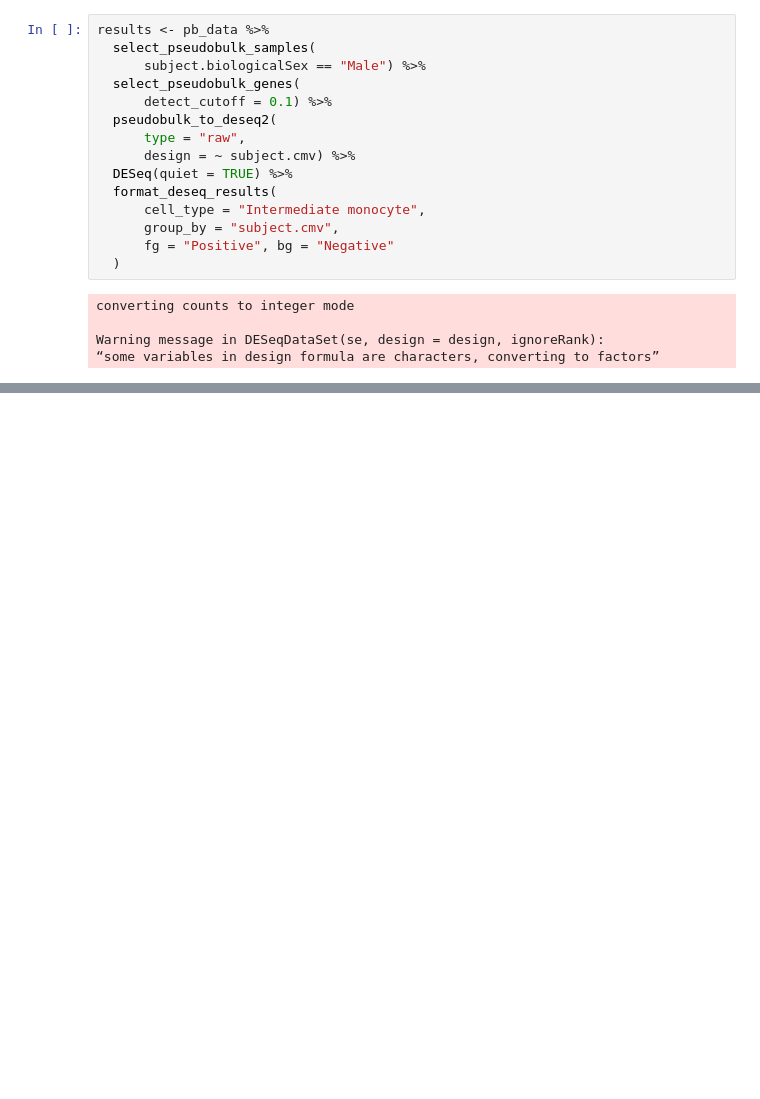
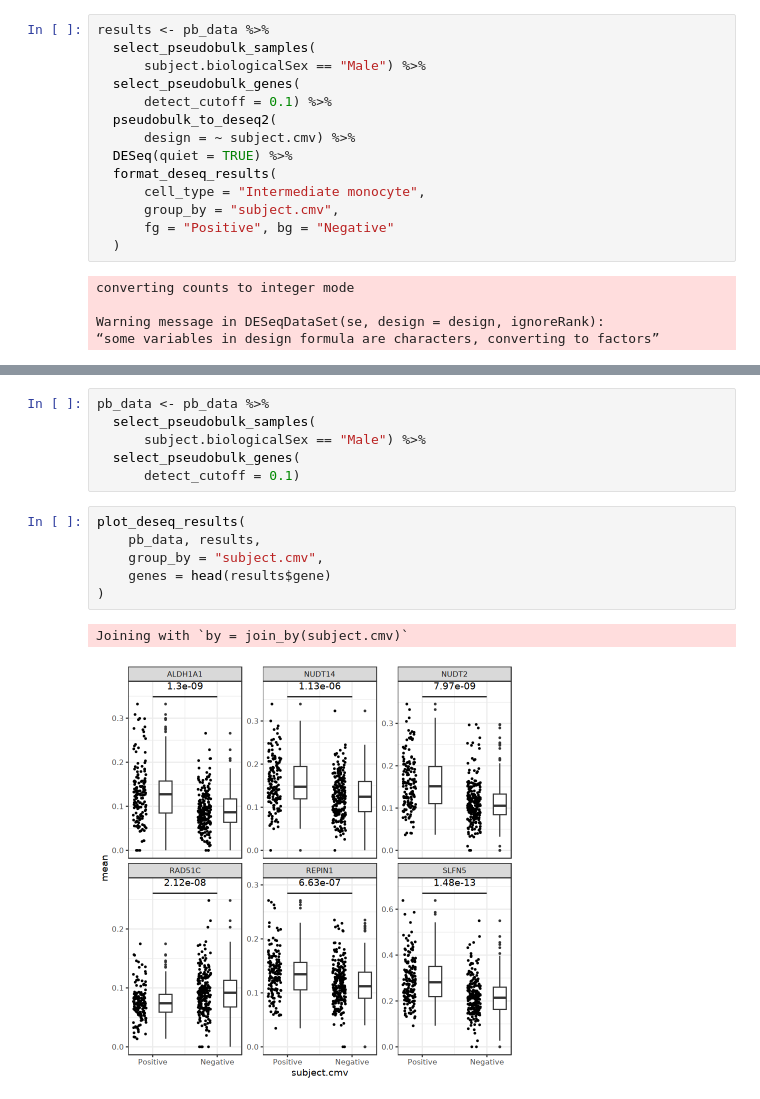
Before and after one commit to aifimmunology/sound-life-scrna-analysis, a Jupyter notebook: scrna-seq_analysis/03-data-assembly/XX-R_example_pseudobulk_selection.ipynb, the cells around one changed output, grey strips where cells are left out. Saved outputs shown, nothing was run; the diff lists cells and outputs as text; blank space fills up the shorter version.

```diff
--- a/scrna-seq_analysis/03-data-assembly/XX-R_example_pseudobulk_selection.ipynb
+++ b/scrna-seq_analysis/03-data-assembly/XX-R_example_pseudobulk_selection.ipynb
@@ -300,7 +390,6 @@ results <- pb_data %>%
   select_pseudobulk_genes(
       detect_cutoff = 0.1) %>%
   pseudobulk_to_deseq2(
-      type = "raw",
       design = ~ subject.cmv) %>%
   DESeq(quiet = TRUE) %>%
   format_deseq_results(
@@ -325,6 +414,21 @@ A data.frame: 6 × 13
 | RAD51C | Intermediate monocyte | Positive | 153 | Negative | 223 | RAD51C | -0.3327847 | 2.115227e-08 | HigherInNegative | 10.84103 | ... |
 | REPIN1 | Intermediate monocyte | Positive | 153 | Negative | 223 | REPIN1 | 0.2554517 | 6.625045e-07 | HigherInPositive | 15.81323 | ... |
 | NUDT14 | Intermediate monocyte | Positive | 153 | Negative | 223 | NUDT14 | 0.3575317 | 1.133478e-06 | HigherInPositive | 18.10062 | ... |
+# %%
+pb_data <- pb_data %>%
+  select_pseudobulk_samples(
+      subject.biologicalSex == "Male") %>%
+  select_pseudobulk_genes(
+      detect_cutoff = 0.1)
+# %%
+plot_deseq_results(
+    pb_data, results,
+    group_by = "subject.cmv",
+    genes = head(results$gene)
+)
+# %% [output]
+Joining with `by = join_by(subject.cmv)`
+[figure, added]
 # %%
 sessionInfo()
 # %% [output]
```
Also changed, not shown: parts of 14 cells of this notebook, 2 other files.
